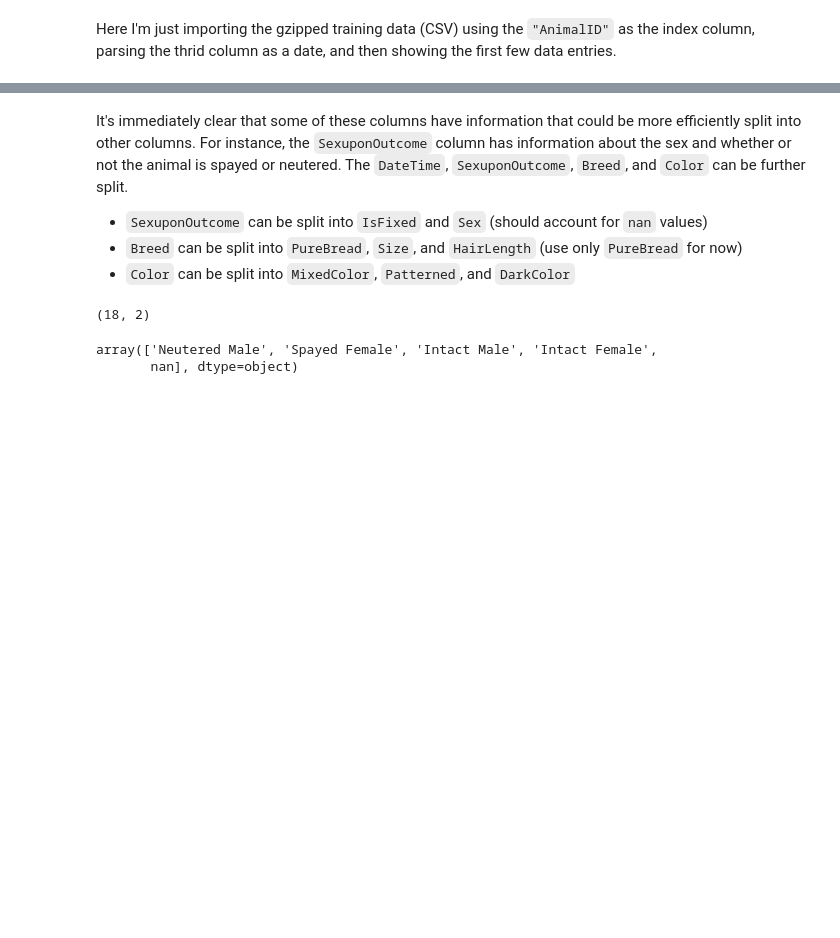
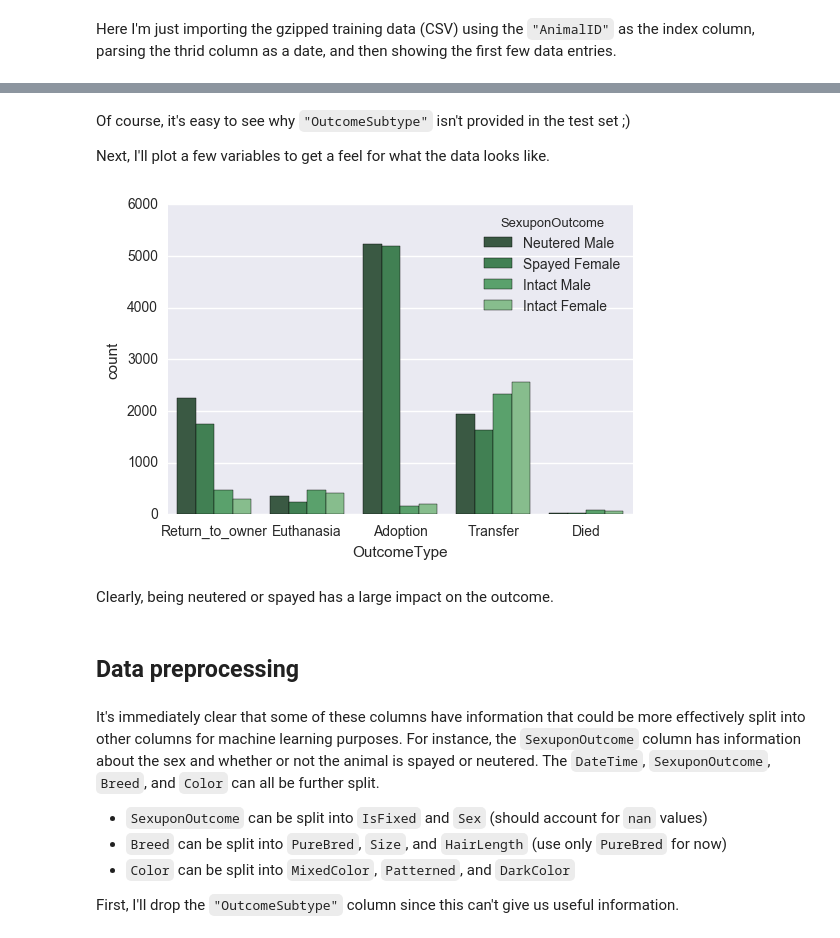
Before and after one commit to jhetherly/Shelter_Animal_Outcomes, a Jupyter notebook: src/workspace.ipynb, the cells around one changed output, grey strips where cells are left out. Saved outputs shown, nothing was run; the diff lists cells and outputs as text; code cells hidden in the pictures; blank space fills up the shorter version.

Commit message:
further progress

```diff
--- a/src/workspace.ipynb
+++ b/src/workspace.ipynb
@@ -28,15 +62,21 @@ train_df.head(10)
+# %% [markdown]
+Of course, it's easy to see why `"OutcomeSubtype"` isn't provided in the test set ;)
+
+Next, I'll plot a few variables to get a feel for what the data looks like.
+# %%
+%matplotlib inline
+g = sns.countplot(x="OutcomeType", hue="SexuponOutcome", data=train_df, palette="Greens_d")
+# %% [output]
+[figure, added]
+# %% [markdown]
+Clearly, being neutered or spayed has a large impact on the outcome.
+# %% [markdown]
+## Data preprocessing
 # %% [markdown]
-It's immediately clear that some of these columns have information that could be more efficiently split into other columns. For instance, the `SexuponOutcome` column has information about the sex and whether or not the animal is spayed or neutered. The `DateTime`, `SexuponOutcome`, `Breed`, and `Color` can be further split.
+It's immediately clear that some of these columns have information that could be more effectively split into other columns for machine learning purposes. For instance, the `SexuponOutcome` column has information about the sex and whether or not the animal is spayed or neutered. The `DateTime`, `SexuponOutcome`, `Breed`, and `Color` can all be further split.
 
 * `SexuponOutcome` can be split into `IsFixed` and `Sex` (should account for `nan` values)
-* `Breed` can be split into `PureBread`, `Size`, and `HairLength` (use only `PureBread` for now)
+* `Breed` can be split into `PureBred`, `Size`, and `HairLength` (use only `PureBred` for now)
 * `Color` can be split into `MixedColor`, `Patterned`, and `DarkColor`
+
+First, I'll drop the `"OutcomeSubtype"` column since this can't give us useful information.
-# %%
-train_df.DateTime[0].time().hour, train_df.DateTime[0].month
-# %% [output]
-(18, 2)
-# %%
-train_df.SexuponOutcome.unique()
-# %% [output]
-array(['Neutered Male', 'Spayed Female', 'Intact Male', 'Intact Female',
-       nan], dtype=object)
```
Also changed, not shown: parts of 24 cells of this notebook.
